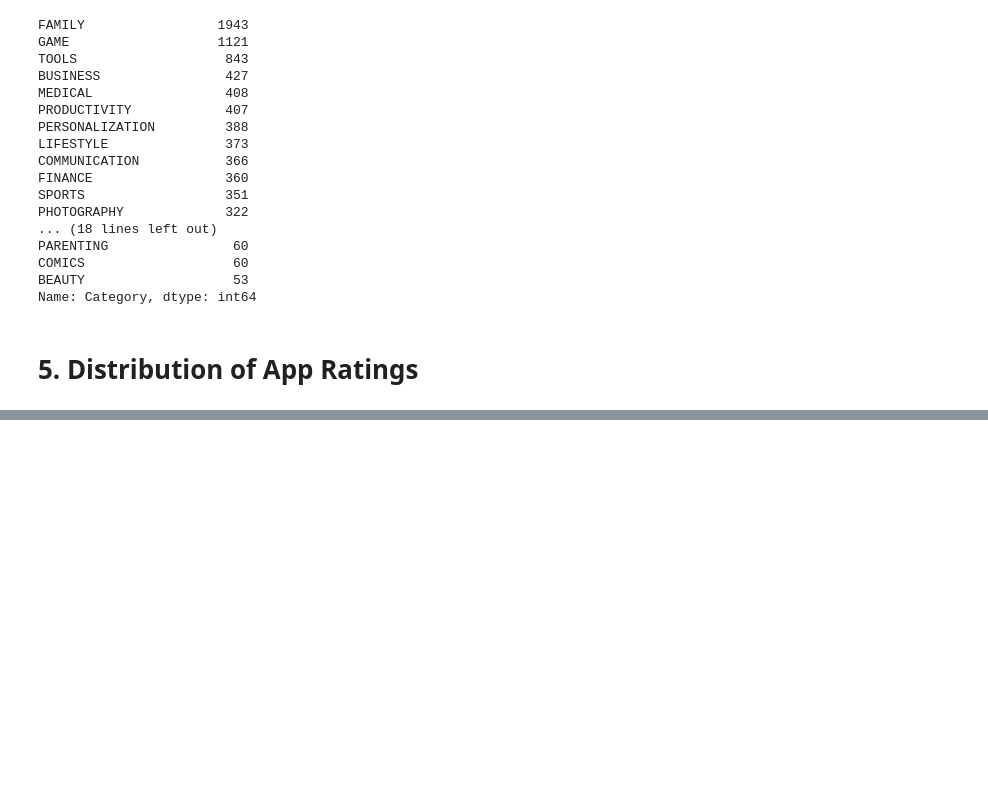
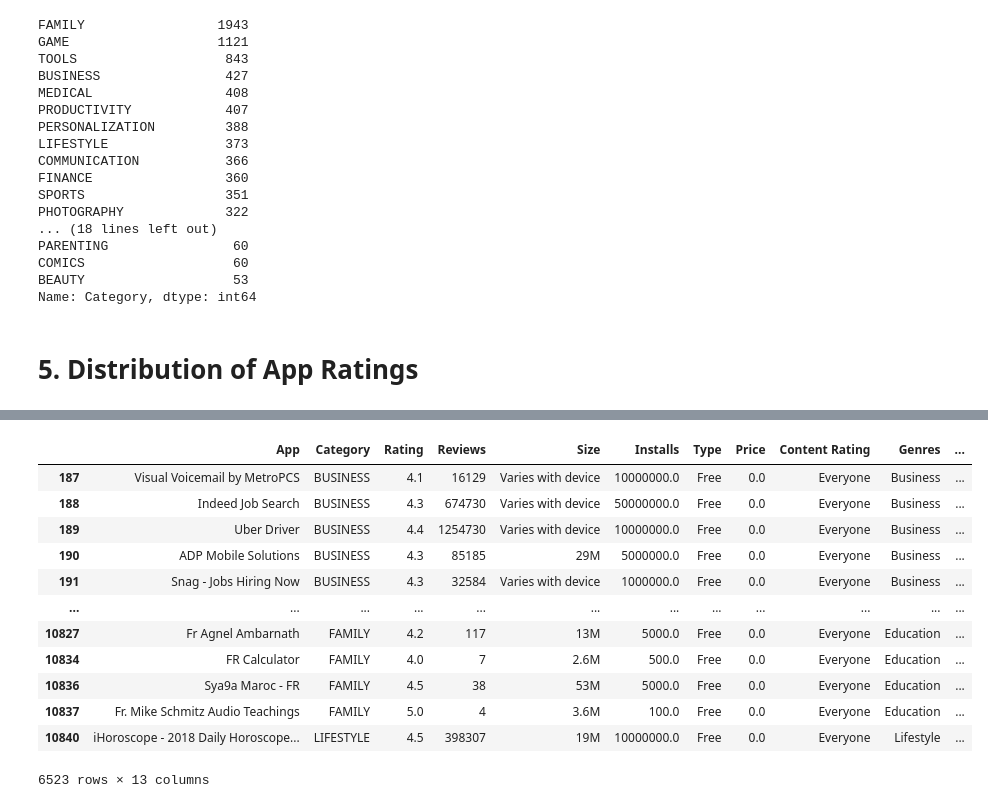
Before and after one commit to Jose-Servin/DataCamp, a Jupyter notebook: Projects/GooglePlayStore_Data_Analysis/self_google_play_data_analysis.ipynb, the cells around one changed output, grey strips where cells are left out. Drawn from its saved outputs; the diff is of its cells as text; code cells hidden in the pictures; blank space fills up the shorter version.

```diff
--- a/Projects/GooglePlayStore_Data_Analysis/self_google_play_data_analysis.ipynb
+++ b/Projects/GooglePlayStore_Data_Analysis/self_google_play_data_analysis.ipynb
@@ -182,0 +194,2 @@ px.bar(apps, x= num_apps_in_category.index, y=num_apps_in_category.values)
+# %%
+apps_with_size_and_rating_present = apps[apps['Size'].notna() & apps['Rating'].notna()]
@@ -182,0 +222,18 @@ px.bar(apps, x= num_apps_in_category.index, y=num_apps_in_category.values)
+# %%
+# Subset for categories with at least 250 apps
+large_category = apps_with_size_and_rating_present.groupby('Category').filter(lambda x: len(x) >= 250 )
+large_category
+# %% [output]
+|  | App | Category | Rating | Reviews | Size | Installs | Type | Price | Content Rating | Genres | ... |
+| 187 | Visual Voicemail by MetroPCS | BUSINESS | 4.1 | 16129 | Varies with device | 10000000.0 | Free | 0.0 | Everyone | Business | ... |
+| 188 | Indeed Job Search | BUSINESS | 4.3 | 674730 | Varies with device | 50000000.0 | Free | 0.0 | Everyone | Business | ... |
+| 189 | Uber Driver | BUSINESS | 4.4 | 1254730 | Varies with device | 10000000.0 | Free | 0.0 | Everyone | Business | ... |
+| 190 | ADP Mobile Solutions | BUSINESS | 4.3 | 85185 | 29M | 5000000.0 | Free | 0.0 | Everyone | Business | ... |
+| 191 | Snag - Jobs Hiring Now | BUSINESS | 4.3 | 32584 | Varies with device | 1000000.0 | Free | 0.0 | Everyone | Business | ... |
+| ... | ... | ... | ... | ... | ... | ... | ... | ... | ... | ... | ... |
+| 10827 | Fr Agnel Ambarnath | FAMILY | 4.2 | 117 | 13M | 5000.0 | Free | 0.0 | Everyone | Education | ... |
+| 10834 | FR Calculator | FAMILY | 4.0 | 7 | 2.6M | 500.0 | Free | 0.0 | Everyone | Education | ... |
+| 10836 | Sya9a Maroc - FR | FAMILY | 4.5 | 38 | 53M | 5000.0 | Free | 0.0 | Everyone | Education | ... |
+| 10837 | Fr. Mike Schmitz Audio Teachings | FAMILY | 5.0 | 4 | 3.6M | 100.0 | Free | 0.0 | Everyone | Education | ... |
+| 10840 | iHoroscope - 2018 Daily Horoscope... | LIFESTYLE | 4.5 | 398307 | 19M | 10000000.0 | Free | 0.0 | Everyone | Lifestyle | ... |
+6523 rows × 13 columns
```
Also changed, not shown: parts of 22 cells of this notebook.
